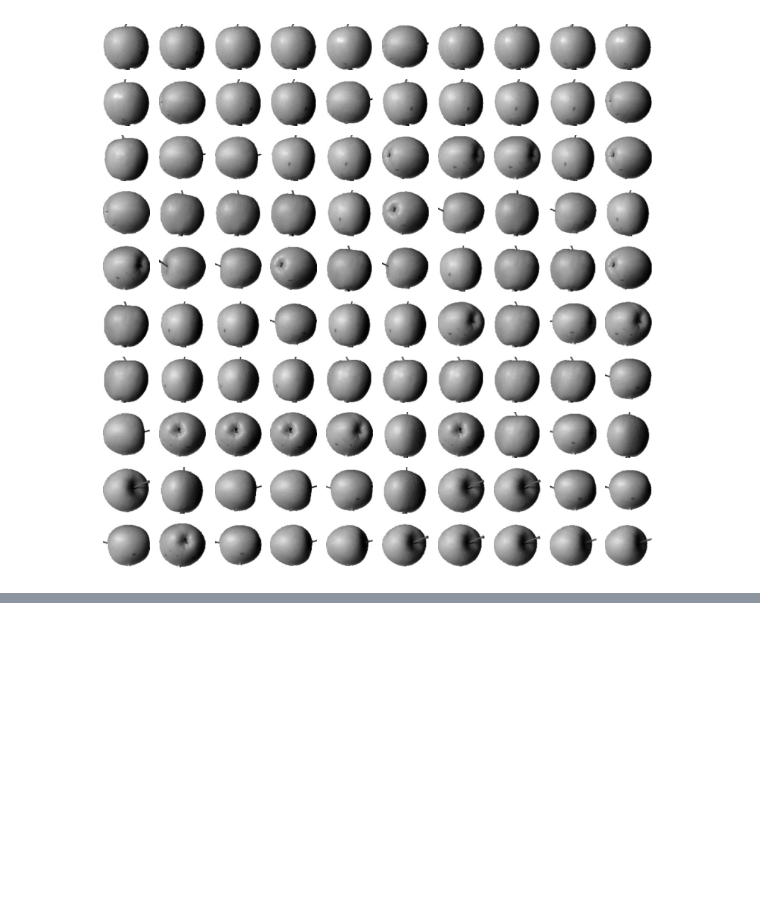
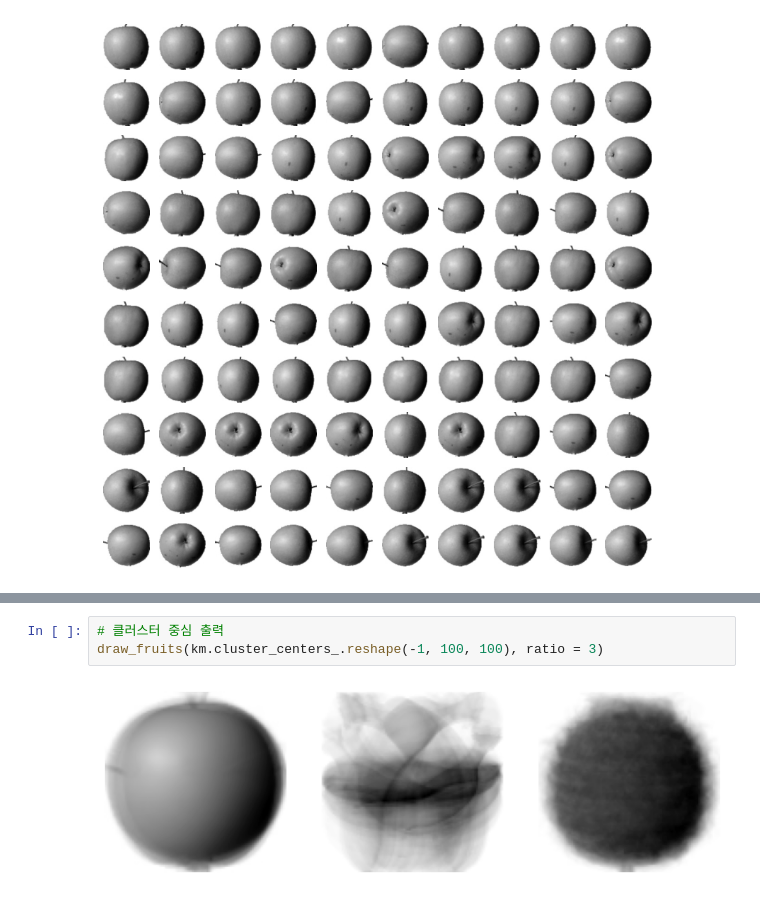
Before and after one commit to Juseong-Yu/hongonmachine, a Jupyter notebook: 혼공머신.ipynb, the cells around one changed output, grey strips where cells are left out. Drawn from its saved outputs; the diff is of its cells as text; blank space fills up the shorter version.

```diff
--- a/혼공머신.ipynb
+++ b/혼공머신.ipynb
@@ -1456,0 +1539,5 @@ plt.show()
+# %%
+# 클러스터 중심 출력
+draw_fruits(km.cluster_centers_.reshape(-1, 100, 100), ratio = 3)
+# %% [output]
+[figure, added]
```
Also changed, not shown: parts of 12 cells of this notebook.
